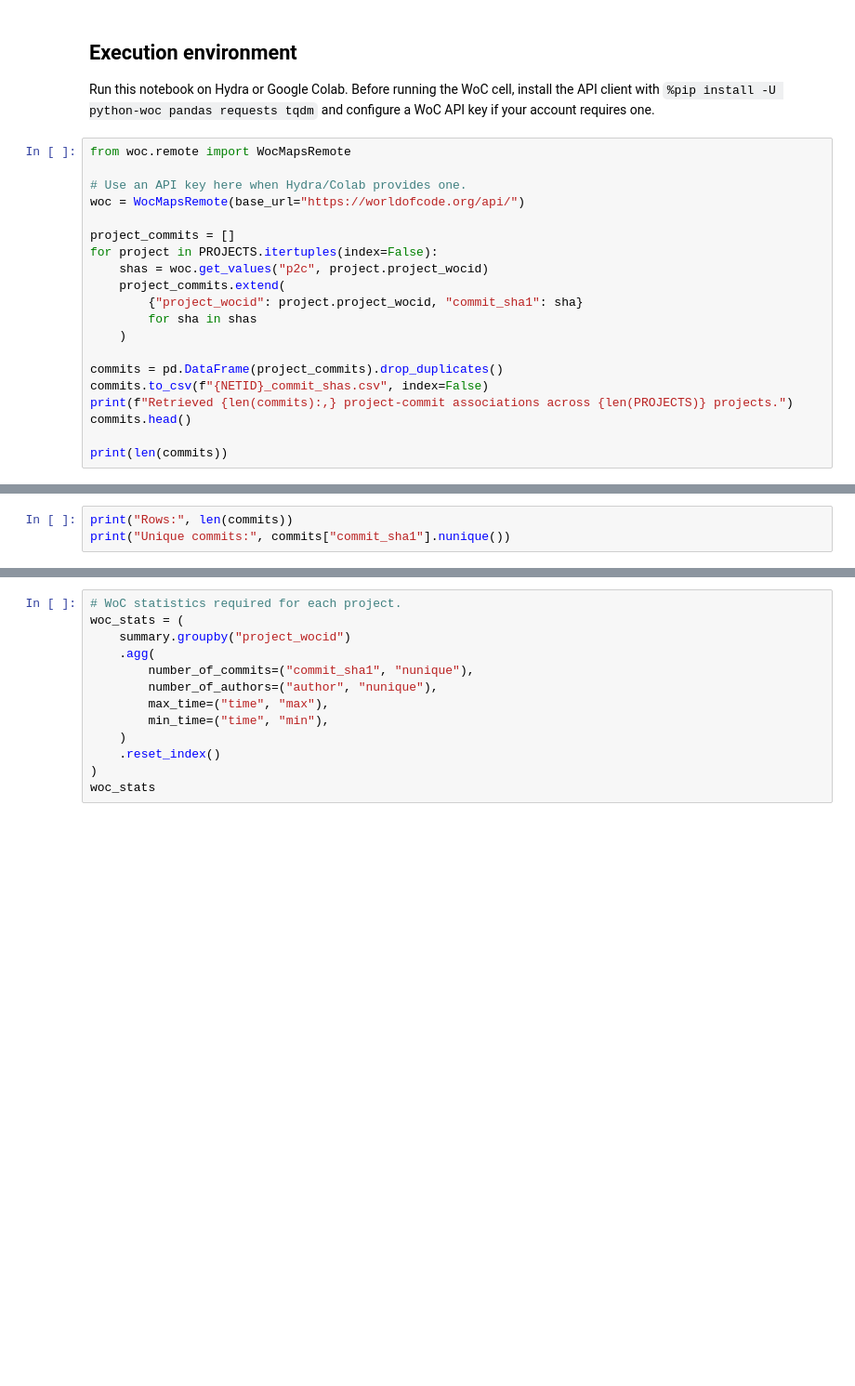
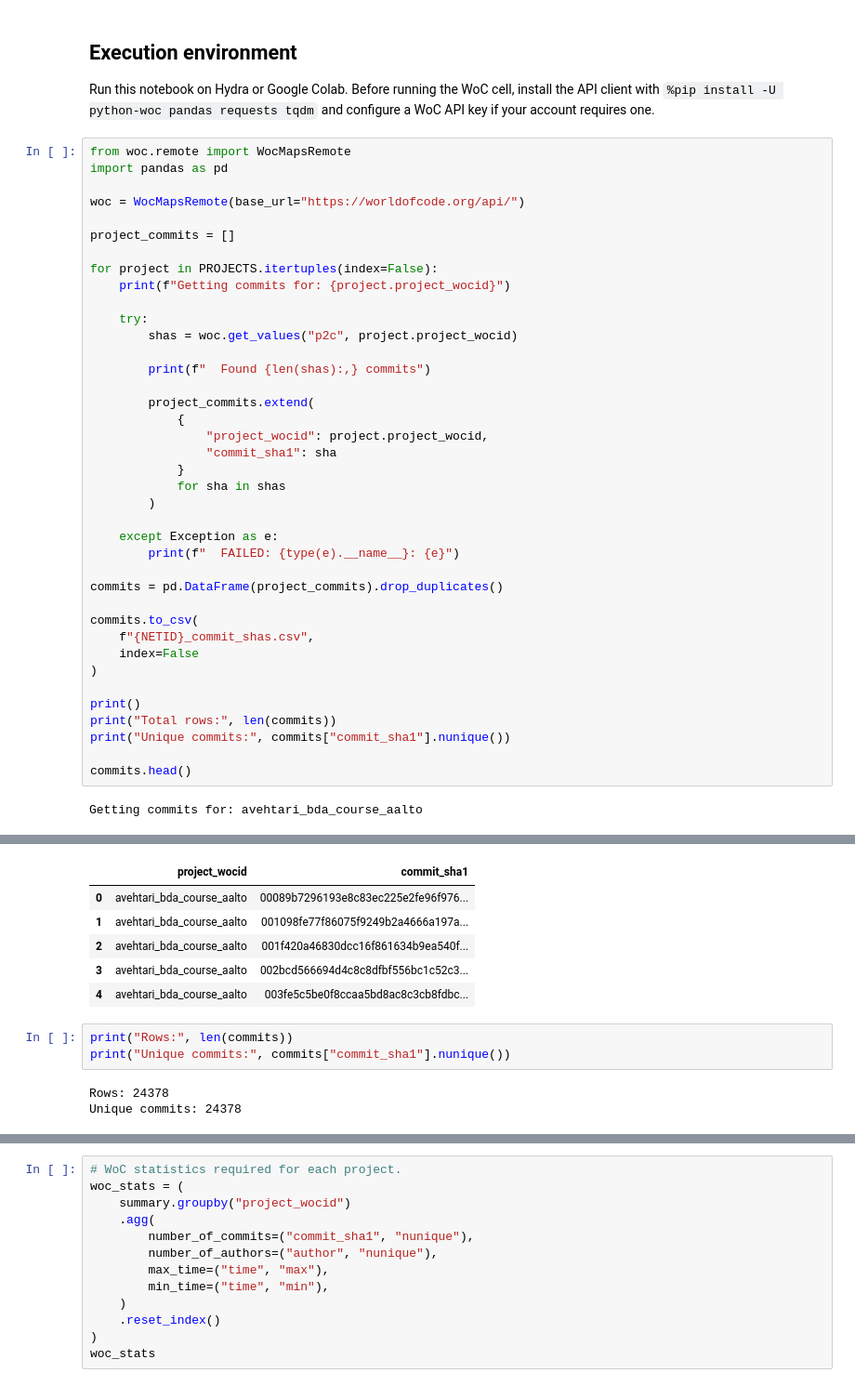
Before and after one commit to Brett-Dowling/MiniProject2, a Jupyter notebook: bdowlin2.ipynb, the cells around one changed output, grey strips where cells are left out. Shown at 93% size. Cells and saved outputs as stored; diff of their text form; blank space fills up the shorter version.

```diff
--- a/bdowlin2.ipynb
+++ b/bdowlin2.ipynb
@@ -15,21 +27,42 @@ PROJECTS
 Run this notebook on Hydra or Google Colab. Before running the WoC cell, install the API client with `%pip install -U python-woc pandas requests tqdm` and configure a WoC API key if your account requires one.
 # %%
 from woc.remote import WocMapsRemote
+import pandas as pd
 
-# Use an API key here when Hydra/Colab provides one.
 woc = WocMapsRemote(base_url="https://worldofcode.org/api/")
 
 project_commits = []
+
 for project in PROJECTS.itertuples(index=False):
-    shas = woc.get_values("p2c", project.project_wocid)
-    project_commits.extend(
-        {"project_wocid": project.project_wocid, "commit_sha1": sha}
-        for sha in shas
-    )
+    print(f"Getting commits for: {project.project_wocid}")
+
+    try:
+        shas = woc.get_values("p2c", project.project_wocid)
+
+        print(f"  Found {len(shas):,} commits")
+
+        project_commits.extend(
+            {
+                "project_wocid": project.project_wocid,
+                "commit_sha1": sha
+            }
+            for sha in shas
+        )
+
+    except Exception as e:
+        print(f"  FAILED: {type(e).__name__}: {e}")
 
 commits = pd.DataFrame(project_commits).drop_duplicates()
-commits.to_csv(f"{NETID}_commit_shas.csv", index=False)
-print(f"Retrieved {len(commits):,} project-commit associations across {len(PROJECTS)} projects.")
+
+commits.to_csv(
+    f"{NETID}_commit_shas.csv",
+    index=False
+)
+
+print()
+print("Total rows:", len(commits))
+print("Unique commits:", commits["commit_sha1"].nunique())
+
 commits.head()
-
-print(len(commits))
+# %% [output]
+Getting commits for: avehtari_bda_course_aalto
@@ -36,6 +87,15 @@ print(len(commits))
+|  | project_wocid | commit_sha1 |
+| 0 | avehtari_bda_course_aalto | 00089b7296193e8c83ec225e2fe96f976... |
+| 1 | avehtari_bda_course_aalto | 001098fe77f86075f9249b2a4666a197a... |
+| 2 | avehtari_bda_course_aalto | 001f420a46830dcc16f861634b9ea540f... |
+| 3 | avehtari_bda_course_aalto | 002bcd566694d4c8c8dfbf556bc1c52c3... |
+| 4 | avehtari_bda_course_aalto | 003fe5c5be0f8ccaa5bd8ac8c3cb8fdbc... |
 # %%
 print("Rows:", len(commits))
 print("Unique commits:", commits["commit_sha1"].nunique())
+# %% [output]
+Rows: 24378
+Unique commits: 24378
 # %%
 commit_rows = []
 sha_batches = [
```
Also changed, not shown: parts of 3 cells of this notebook, 1 other file.
